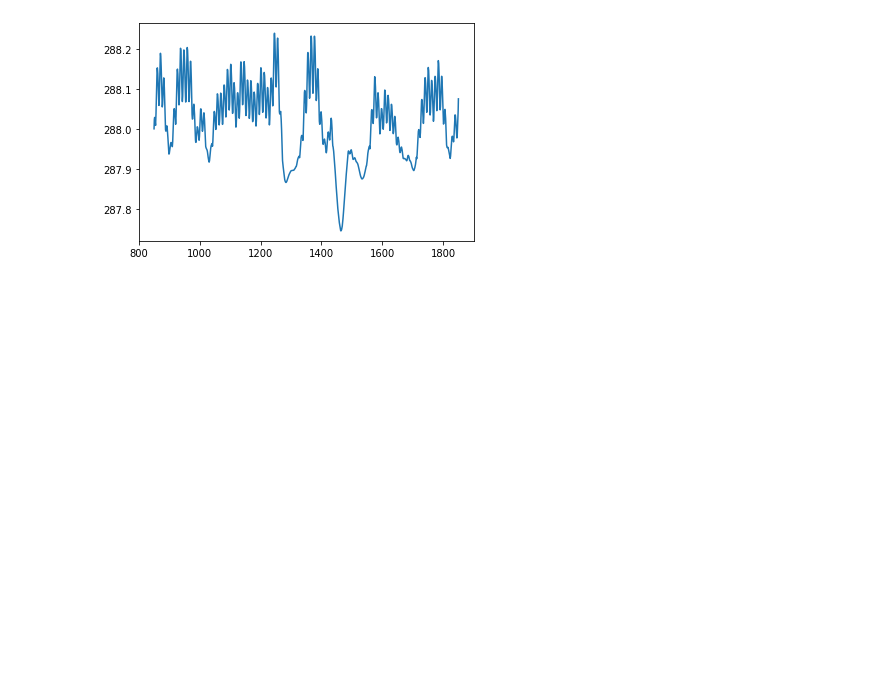
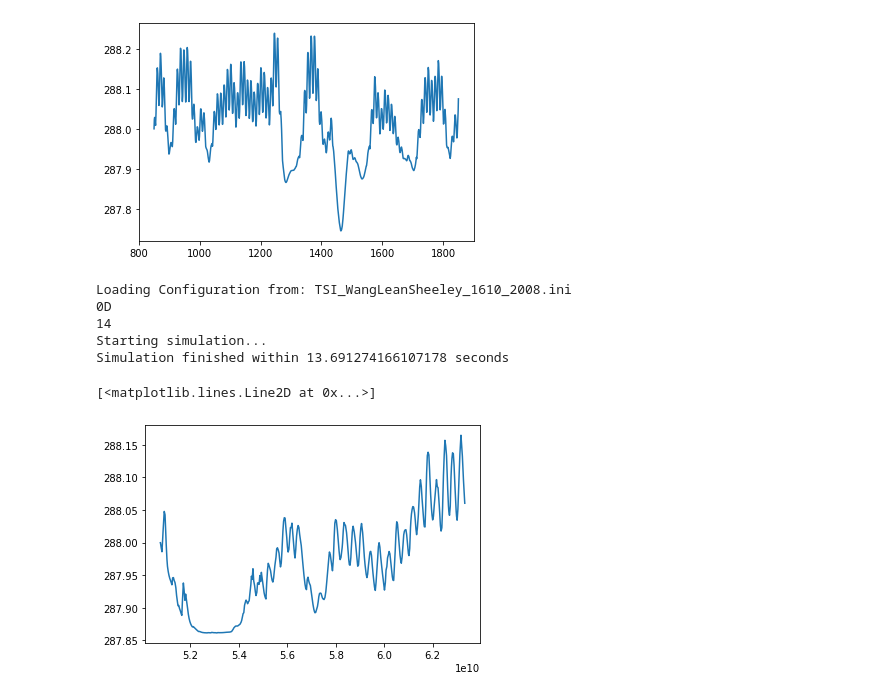
Before and after one commit to BenniSchmiedel/Low-dimensional-EBMs, a Jupyter notebook: Development_playground.ipynb, the cells around one changed output. Cells and saved outputs as stored; diff of their text form; code cells hidden in the pictures; blank space fills up the shorter version.

```diff
--- a/Development_playground.ipynb
+++ b/Development_playground.ipynb
@@ -89,0 +97,16 @@ plt.plot(np.array(outputdata[0])/(60*60*24*365),outputdata[2])
+# %%
+configWLS=importer('TSI_WangLeanSheeley_1610_2008.ini')
+variable_importer(configWLS,False)
+#Vars.T,Vars.T_global=CTRL[1:,-1]
+WLS_time,WLS_ZMT,WLS_GMT=rk4alg(model_equation,configWLS['eqparam'],configWLS['funccomp'])
+# %% [output]
+Loading Configuration from: TSI_WangLeanSheeley_1610_2008.ini
+0D
+14
+Starting simulation...
+Simulation finished within 13.691274166107178 seconds
+# %%
+plt.plot(WLS_time,WLS_GMT)
+# %% [output]
+[<matplotlib.lines.Line2D at 0x...>]
+[figure, added]
```
Also changed, not shown: parts of 4 cells of this notebook, 3 other files.
